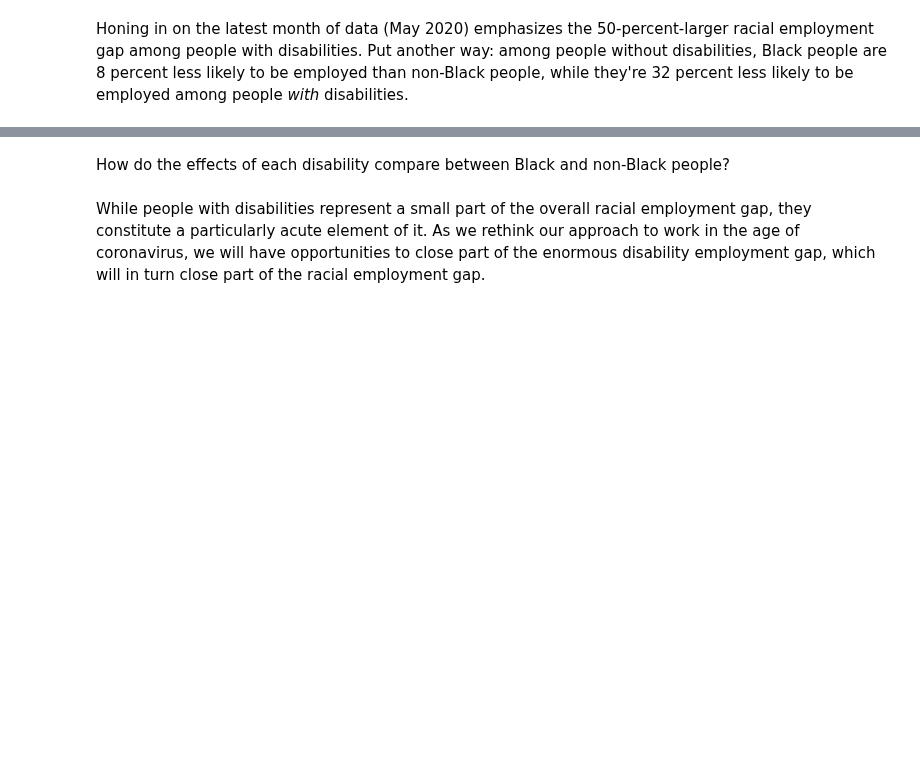
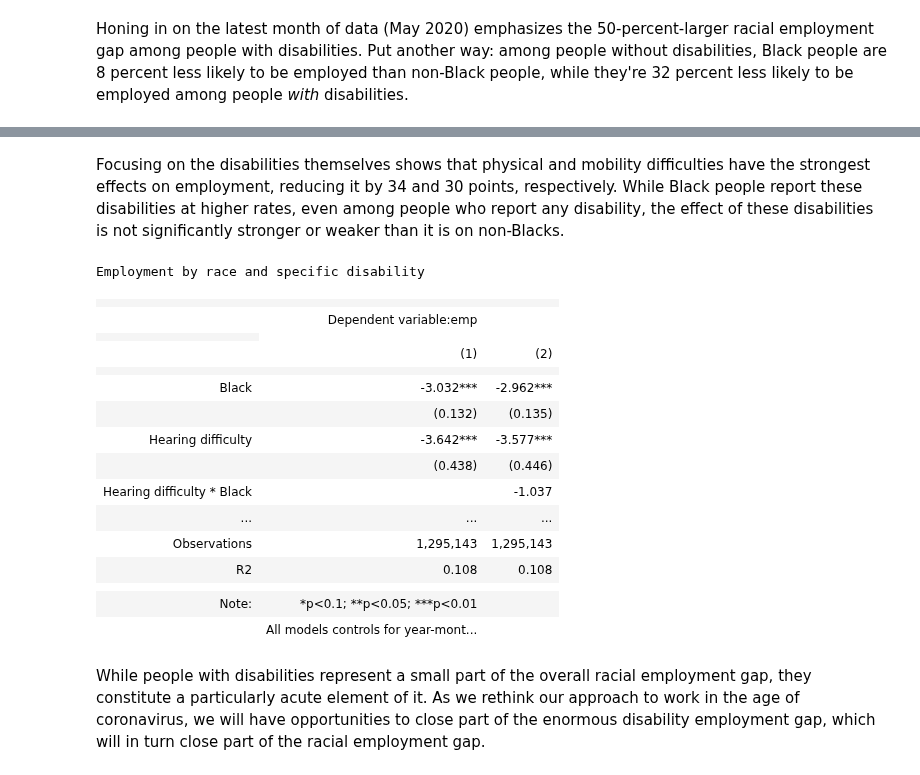
Before and after one commit to MaxGhenis/maxghenis.com, a Jupyter notebook: jupyterbook/blog/20200625/black_disability_employment.ipynb, the cells around one changed output, grey strips where cells are left out. Drawn from its saved outputs; the diff is of its cells as text; code cells hidden in the pictures; blank space fills up the shorter version.

```diff
--- a/jupyterbook/blog/20200625/black_disability_employment.ipynb
+++ b/jupyterbook/blog/20200625/black_disability_employment.ipynb
@@ -411,13 +416,39 @@ fig.show()
-# %% [markdown]
-How do the effects of each disability compare between Black and non-Black people?
+# %% [markdown]
+Focusing on the disabilities themselves shows that physical and mobility difficulties
+have the strongest effects on employment, reducing it by 34 and 30 points, respectively.
+While Black people report these disabilities at higher rates, even among people who report any disability,
+the effect of these disabilities is not significantly stronger or weaker than it is on non-Blacks.
 # %%
-m_diffs = emp_model(['black'] + month_fes + CONTROLS + DIFFS)
+m_diffs = emp_model(['black_int'] + month_fes + CONTROLS + DIFFS)
 black_diffs = [i + '_black' for i in DIFFS]
-m_diffs_black = emp_model(['black'] + month_fes + CONTROLS + DIFFS +
+m_diffs_black = emp_model(['black_int'] + month_fes + CONTROLS + DIFFS +
                           black_diffs)
 
-starg([m_diffs, m_diffs_black],
-      ['black'] + list(mdf.flatten([[i] + [i + '_black'] for i in DIFFS])))
+star = starg([m_diffs, m_diffs_black],
+             ['black_int'] +
+             list(mdf.flatten([[i] + [i + '_black'] for i in DIFFS])))
+star.title('Employment by race and specific disability')
+star.add_custom_notes(['All models controls for year-month fixed effects, '
+                       'sex, age and age$^2$'])
+star
+# %% [output]
+Employment by race and specific disability
+|  |  |  |
+|  | Dependent variable:emp |  |
+|  |
+|  | (1) | (2) |
+|  |  |  |
+| Black | -3.032*** | -2.962*** |
+|  | (0.132) | (0.135) |
+| Hearing difficulty | -3.642*** | -3.577*** |
+|  | (0.438) | (0.446) |
+| Hearing difficulty * Black |  | -1.037 |
+| ... | ... | ... |
+| Observations | 1,295,143 | 1,295,143 |
+| R2 | 0.108 | 0.108 |
+|  |  |  |
+| Note: | *p<0.1; **p<0.05; ***p<0.01 |  |
+|  | All models controls for year-mont... |  |
 # %% [markdown]
 While people with disabilities represent a small part of the overall racial employment gap,
 they constitute a particularly acute element of it.
```
Also changed, not shown: parts of 17 cells of this notebook.
